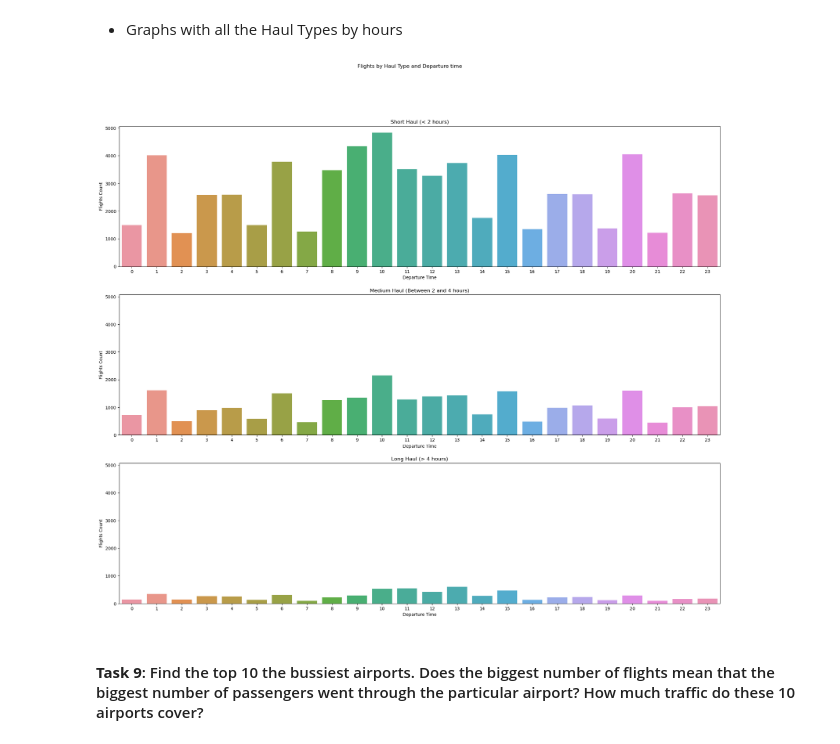
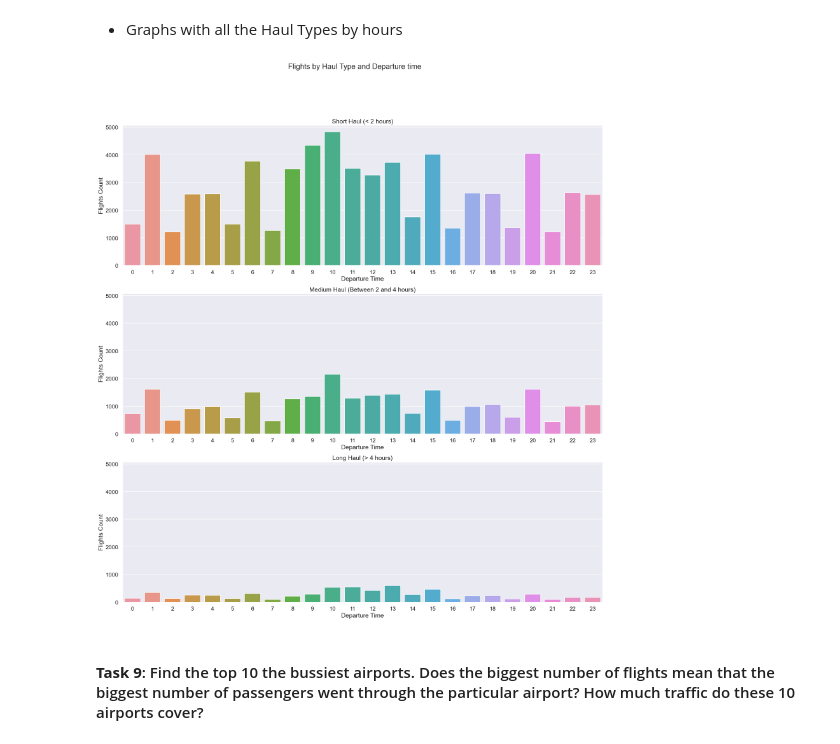
Before and after one commit to hapl/predict-flight-delays, a Jupyter notebook: src/modules/exploratory_analysis_hugo.ipynb, the cells around one changed output. Cells and saved outputs as stored; diff of their text form; code cells hidden in the pictures.

Commit message:
presentation draft and update graphs in notebooks
Add presentation draft and update graphs in notebooks.

```diff
--- a/src/modules/exploratory_analysis_hugo.ipynb
+++ b/src/modules/exploratory_analysis_hugo.ipynb
@@ -10,11 +10,12 @@ import pandas as pd
 import numpy as np
 import matplotlib.pyplot as plt
 import seaborn as sns
+sns.set_theme(style='darkgrid', context='talk')
 from prepare_data_function import prepare_data_flights
 import warnings
 warnings.filterwarnings("ignore")
 # %%
-df_flights_sample = pd.read_csv("/Users/hugo/Library/CloudStorage/OneDrive-Personal/DATA_Science/Bootcamp/W7/mid-term-project-I/data/raw/flights_sample.csv")
+df_flights_sample = pd.read_csv("../../data/raw/flights_sample.csv")
 # %%
 #replaced with prepare_data_function.py
 # %%
@@ -305,25 +303,25 @@ df_haul_long.nlargest(1,'HaulType')
 # %% [markdown]
 - Graphs with all the Haul Types by hours
 # %%
-fig, ax = plt.subplots(3, 1, figsize=(25, 20), sharey=True)
+fig, ax = plt.subplots(3, 1, figsize=(25, 25), sharey=True)
 fig.suptitle('Flights by Haul Type and Departure time')
 
 sns.countplot(x='hour', data= df_haul_processed[df_haul_processed['HaulType'] == 'Short'] , ax=ax[0])
 ax[0].set(xlabel='Departure Time', ylabel='Flights Count')
 ax[0].set_title('Short Haul (< 2 hours)')
 sns.countplot(x='hour', data= df_haul_processed[df_haul_processed['HaulType'] == 'Medium'] , ax=ax[1])
 ax[1].set(xlabel='Departure Time', ylabel='Flights Count')
 ax[1].set_title('Medium Haul (Between 2 and 4 hours)')
 sns.countplot(x='hour', data= df_haul_processed[df_haul_processed['HaulType'] == 'Long'] , ax=ax[2])
 ax[2].set(xlabel='Departure Time', ylabel='Flights Count')
 ax[2].set_title('Long Haul (> 4 hours)')
 
     #short <=2 hours
     #Medium between 2 and 4
     #Long > 4
 plt.show()
 # %% [output]
-[figure, old version]
+[figure, new version]
 # %% [markdown]
 #### **Task 9**: Find the top 10 the bussiest airports. Does the biggest number of flights mean that the biggest number of passengers went through the particular airport? How much traffic do these 10 airports cover?
 # %% [markdown]
```
Also changed, not shown: parts of 10 cells of this notebook, 5 other files.
